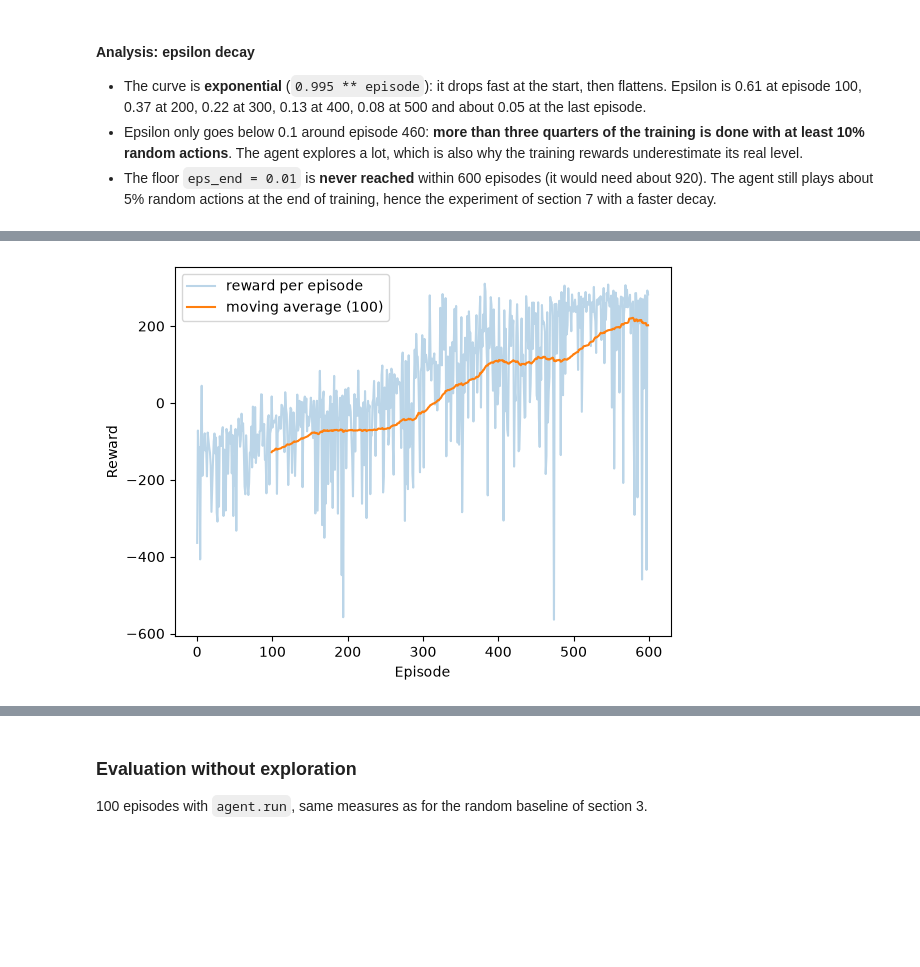
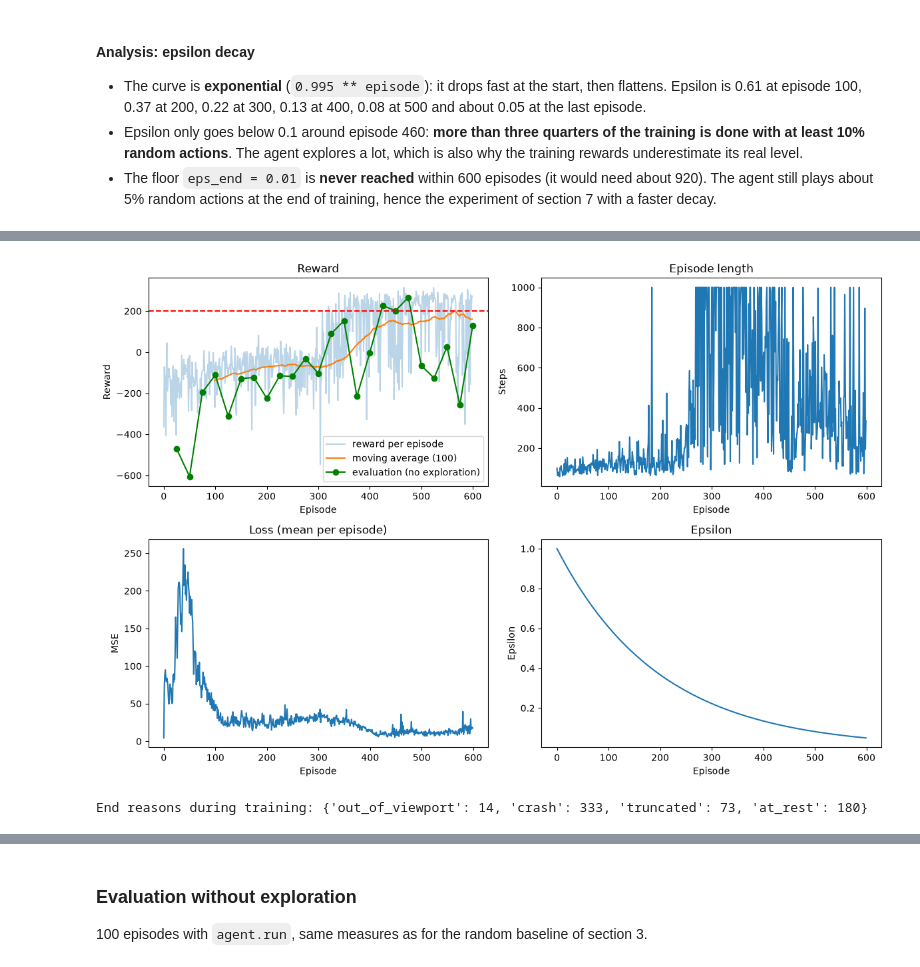
Before and after one commit to louispouillet/starttrek, a Jupyter notebook: dqn.ipynb, the cells around one changed output, grey strips where cells are left out. Drawn from its saved outputs; the diff is of its cells as text; code cells hidden in the pictures; blank space fills up the shorter version.

```diff
--- a/dqn.ipynb
+++ b/dqn.ipynb
@@ -47,13 +56,15 @@ CONFIG = {
     "gamma": 0.99,
     "learning_rate": 1e-3,
     "batch_size": 64,
-    "buffer_capacity": 100_000,
+    "buffer_capacity": 100000,
     "eps_start": 1.0,
     "eps_end": 0.01,
     "eps_decay": 0.995,
-    "target_update_every": 1000,
+    "target_update_every": 500,
     "hidden_size": 128,
     "n_episodes": 600,
+    "eval_every": 25,
+    "eval_episodes": 10,
 }
 # %% [markdown]
 ## 2. Environment
@@ -433,12 +477,11 @@ We create the agent from `CONFIG`. Then, depending on the `RETRAIN` flag at the
 agent = DQNAgent(state_dim=state_dim, n_actions=n_actions, config=CONFIG)
 
 if RETRAIN or not os.path.exists(MODEL_PATH):
-    episode_rewards, losses = agent.train(env=env)
+    history = agent.train(env=env)
     agent.save(path=MODEL_PATH)
-    np.save(REWARDS_PATH, episode_rewards)
+    np.savez(HISTORY_PATH, **history)
 else:
     agent.load(path=MODEL_PATH)
-    losses = None
-    episode_rewards = np.load(REWARDS_PATH) if os.path.exists(REWARDS_PATH) else None
+    history = dict(np.load(HISTORY_PATH)) if os.path.exists(HISTORY_PATH) else None
     print(f"Model loaded from {MODEL_PATH}, no training (set RETRAIN = True to train again).")
 # %% [output]
@@ -472,16 +517,40 @@ We plot the reward of each episode and its moving average over 100 episodes. The
 # %%
 WINDOW = 100
 
-if episode_rewards is None:
-    print("No learning curve: the model was loaded and no saved training rewards were found.")
+if history is None:
+    print("No learning curves: the model was loaded and no saved training history was found.")
 else:
-    moving_avg = np.convolve(episode_rewards, np.ones(WINDOW) / WINDOW, mode="valid")
+    rewards = history["rewards"]
+    moving_avg = np.convolve(rewards, np.ones(WINDOW) / WINDOW, mode="valid")
 
-    plt.plot(episode_rewards, alpha=0.3, label="reward per episode")
-    plt.plot(np.arange(WINDOW - 1, len(episode_rewards)), moving_avg, label=f"moving average ({WINDOW})")
-    plt.xlabel("Episode")
-    plt.ylabel("Reward")
-    plt.legend()
+    fig, axes = plt.subplots(2, 2, figsize=(12, 8))
+
+    axes[0, 0].plot(rewards, alpha=0.3, label="reward per episode")
+    axes[0, 0].plot(np.arange(WINDOW - 1, len(rewards)), moving_avg, label=f"moving average ({WINDOW})")
+    axes[0, 0].plot(history["eval_episodes"], history["eval_means"], "o-", color="green", label="evaluation (no exploration)")
+    axes[0, 0].axhline(SOLVED, color="red", linestyle="--")
+    axes[0, 0].set_title("Reward")
+    axes[0, 0].set_ylabel("Reward")
+    axes[0, 0].legend()
+
+    axes[0, 1].plot(history["steps"])
+    axes[0, 1].set_title("Episode length")
+    axes[0, 1].set_ylabel("Steps")
+
+    axes[1, 0].plot(history["losses"])
+    axes[1, 0].set_title("Loss (mean per episode)")
+    axes[1, 0].set_ylabel("MSE")
+
+    axes[1, 1].plot(history["epsilons"])
+    axes[1, 1].set_title("Epsilon")
+    axes[1, 1].set_ylabel("Epsilon")
+
+    for ax in axes.flat:
+        ax.set_xlabel("Episode")
+    plt.tight_layout()
     plt.show()
+
+    print("End reasons during training:", dict(Counter(history["reasons"])))
 # %% [output]
-[figure, old version]
+[figure, new version]
+End reasons during training: {'out_of_viewport': 14, 'crash': 333, 'truncated': 73, 'at_rest': 180}
```
Also changed, not shown: parts of 23 cells of this notebook, 2 other files.
